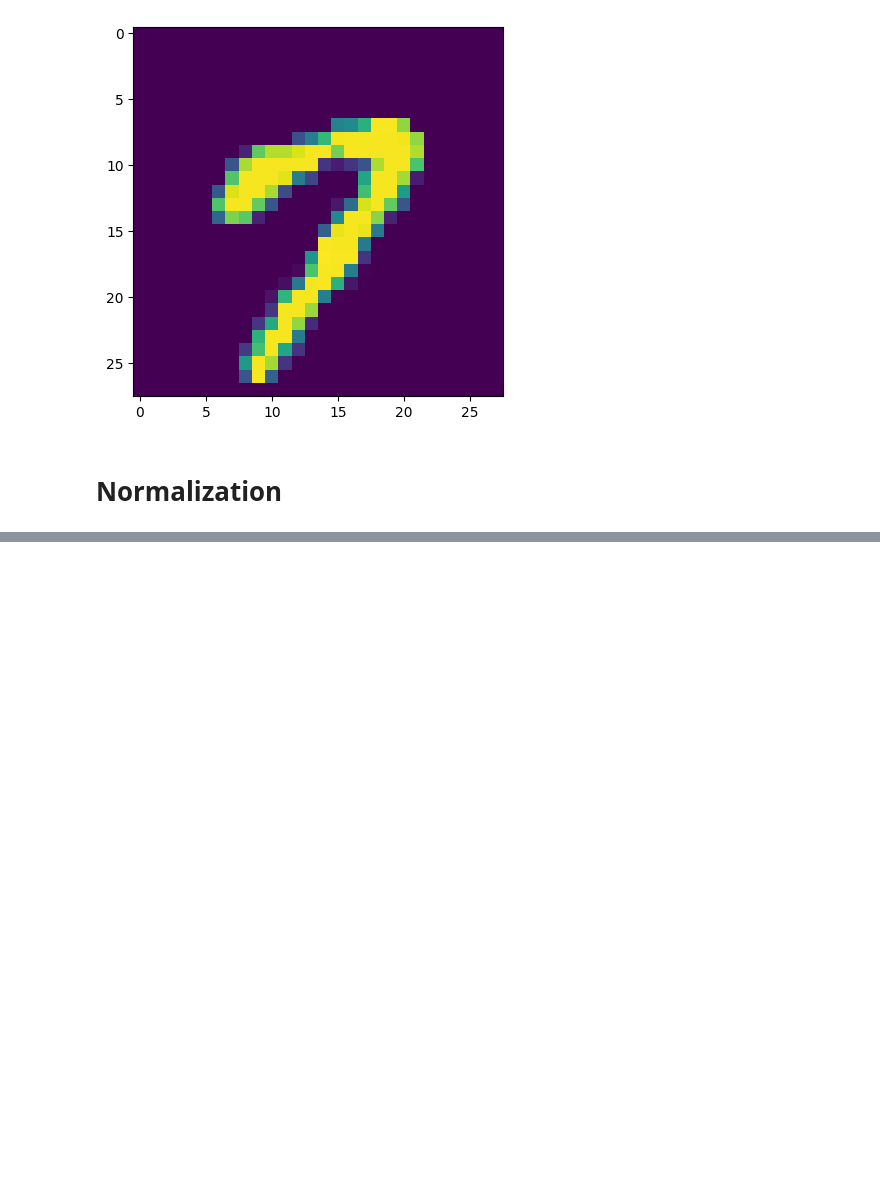
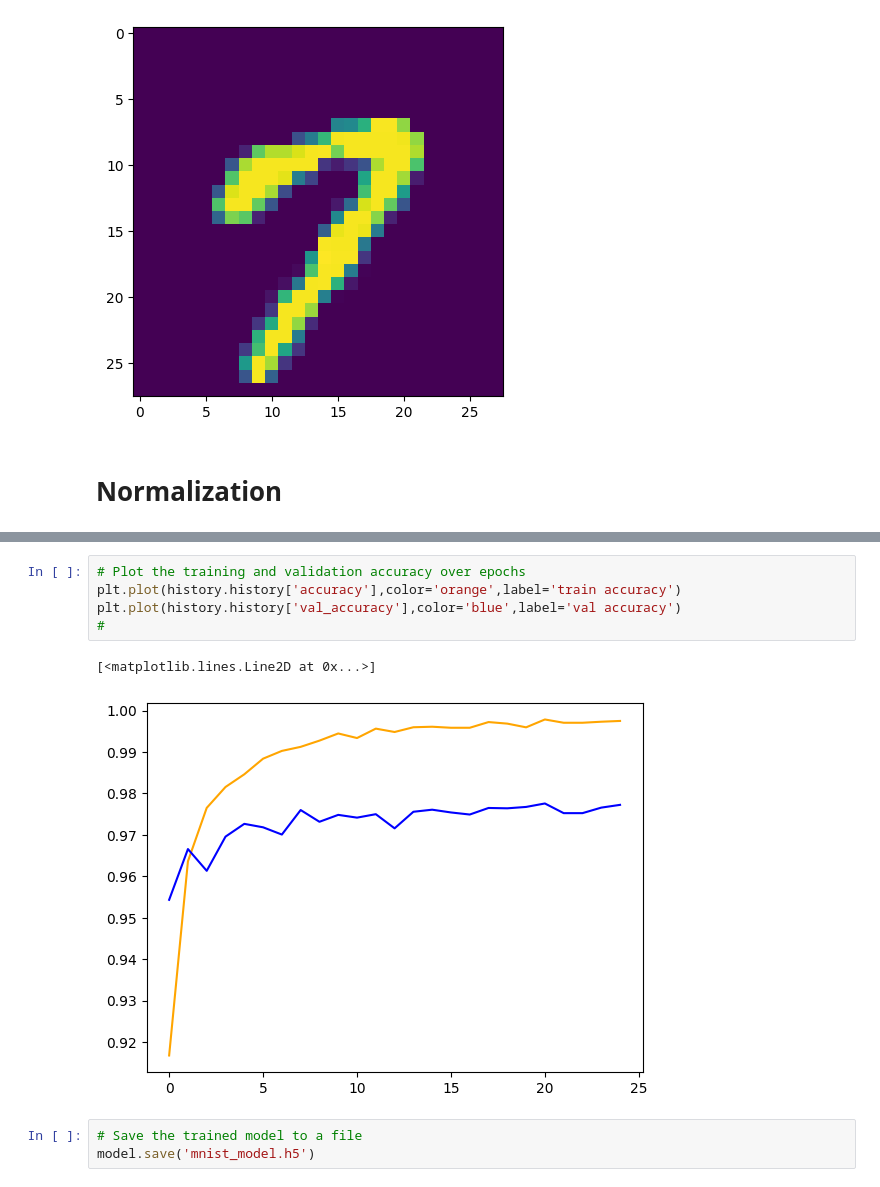
Before and after one commit to Saifullah785/deep-learning-projects, a Jupyter notebook: Project_07_Images_Classification_With_ANN/Project_07_Images_Classification_With_ANN.ipynb, the cells around one changed output, grey strips where cells are left out. Cells and saved outputs as stored; diff of their text form; blank space fills up the shorter version.

```diff
--- a/Project_07_Images_Classification_With_ANN/Project_07_Images_Classification_With_ANN.ipynb
+++ b/Project_07_Images_Classification_With_ANN/Project_07_Images_Classification_With_ANN.ipynb
@@ -55,0 +139,11 @@ array([[0.        , 0.        , 0.        , 0.        , 0.        ,
+# %%
+# Plot the training and validation accuracy over epochs
+plt.plot(history.history['accuracy'],color='orange',label='train accuracy')
+plt.plot(history.history['val_accuracy'],color='blue',label='val accuracy')
+#
+# %% [output]
+[<matplotlib.lines.Line2D at 0x...>]
+[figure, added]
+# %%
+# Save the trained model to a file
+model.save('mnist_model.h5')
```
Also changed, not shown: parts of 21 cells of this notebook.
